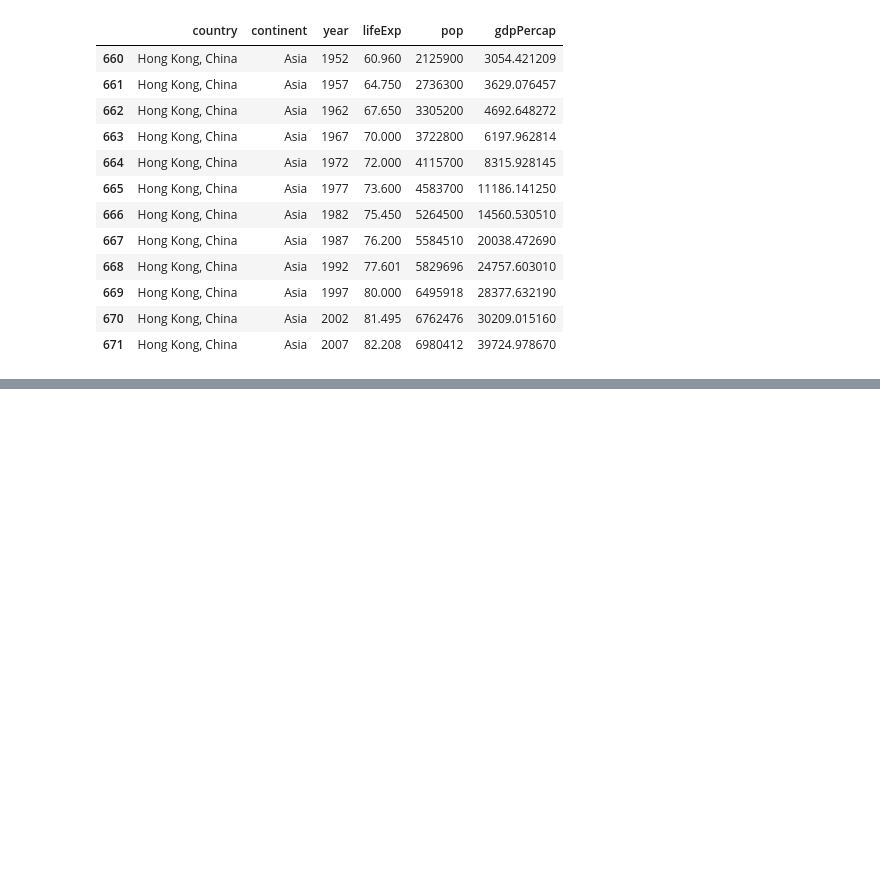
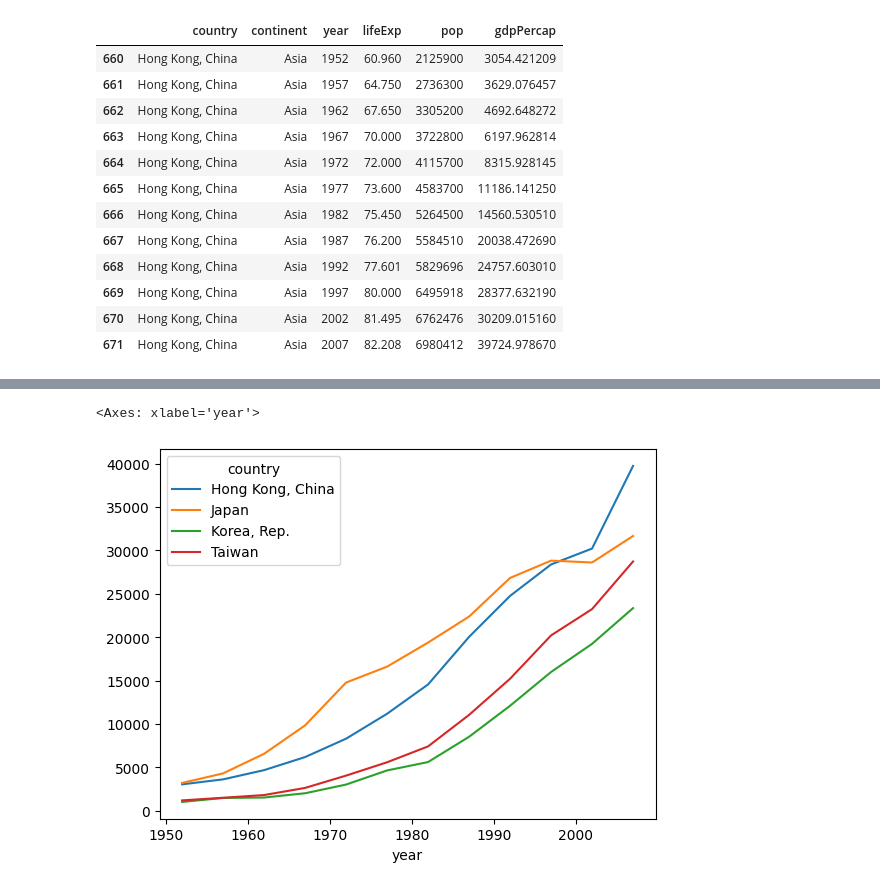
Before and after one commit to CHYHEE/Python, a Jupyter notebook: lesson_pandas_5.ipynb, the cells around one changed output, grey strips where cells are left out. Saved outputs shown, nothing was run; the diff lists cells and outputs as text; code cells hidden in the pictures; blank space fills up the shorter version.

```diff
--- a/lesson_pandas_5.ipynb
+++ b/lesson_pandas_5.ipynb
@@ -572,3 +572,9 @@ gisa_df[gisa_df['country'].str.contains('Hong')]
 | 671 | Hong Kong, China | Asia | 2007 | 82.208 | 6980412 | 39724.978670 |
 # %%
 #한국, 대만, 홍콩, 일본의 년도별 gdp를 데이터프레임으로 만드시오.
+# %%
+asia_df = df[(df['country']=='Korea, Rep.') | (df['country']=='Taiwan')
+                                              | (df['country']=='Japan') | (df['country']=='Hong Kong, China')]
+# print(asia_df[['country', 'year', 'gdpPercap']])
+# result = pd.pivot_table(asia_df, index='year', columns='country', values='gdpPercap')
+# result.plot()
@@ -574,0 +601,2 @@ gisa_df[gisa_df['country'].str.contains('Hong')]
+# %%
+result = pd.pivot_table(asia_df, index='year', columns='country', values='gdpPercap')
@@ -574,0 +620,5 @@ gisa_df[gisa_df['country'].str.contains('Hong')]
+# %%
+result.plot()
+# %% [output]
+<Axes: xlabel='year'>
+[figure, added]
```
Also changed, not shown: parts of 2 cells of this notebook, 1 other file.
